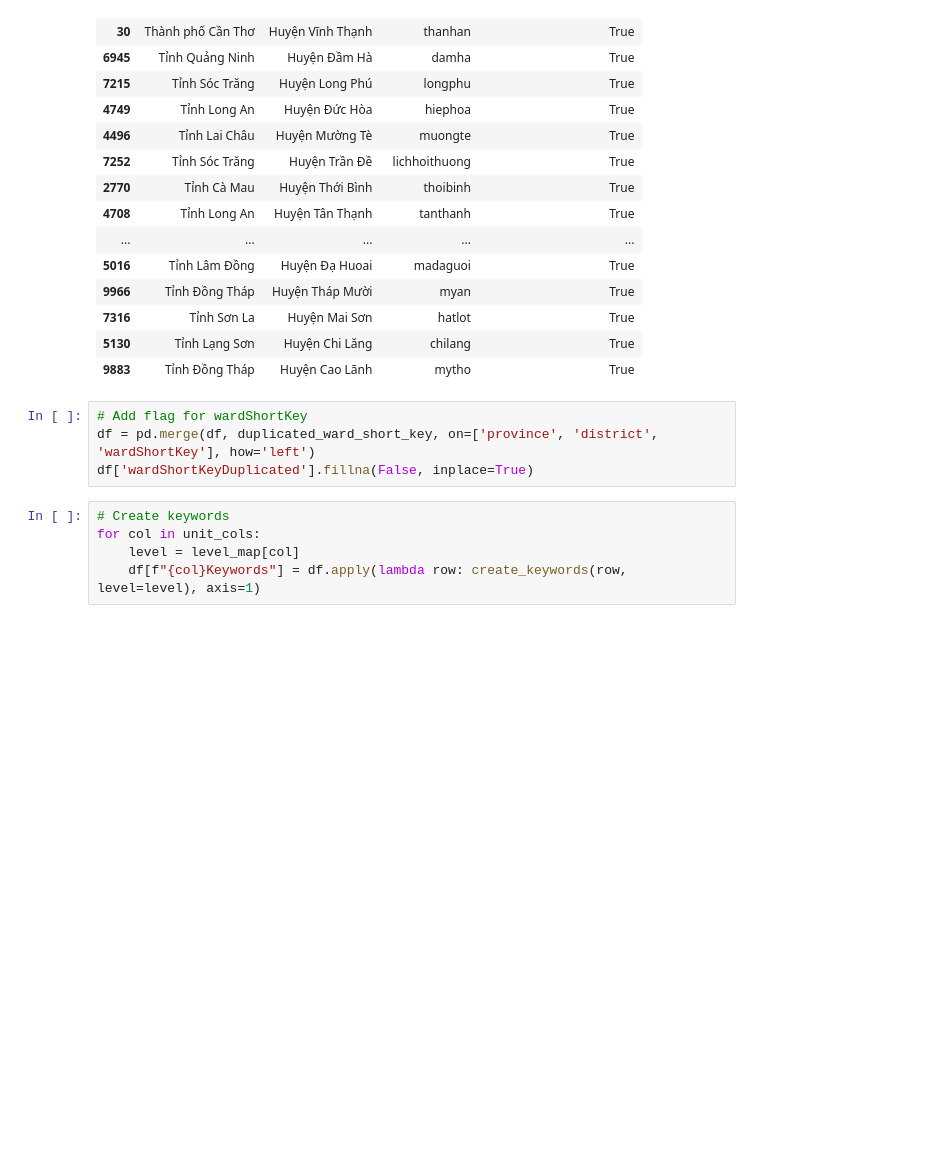
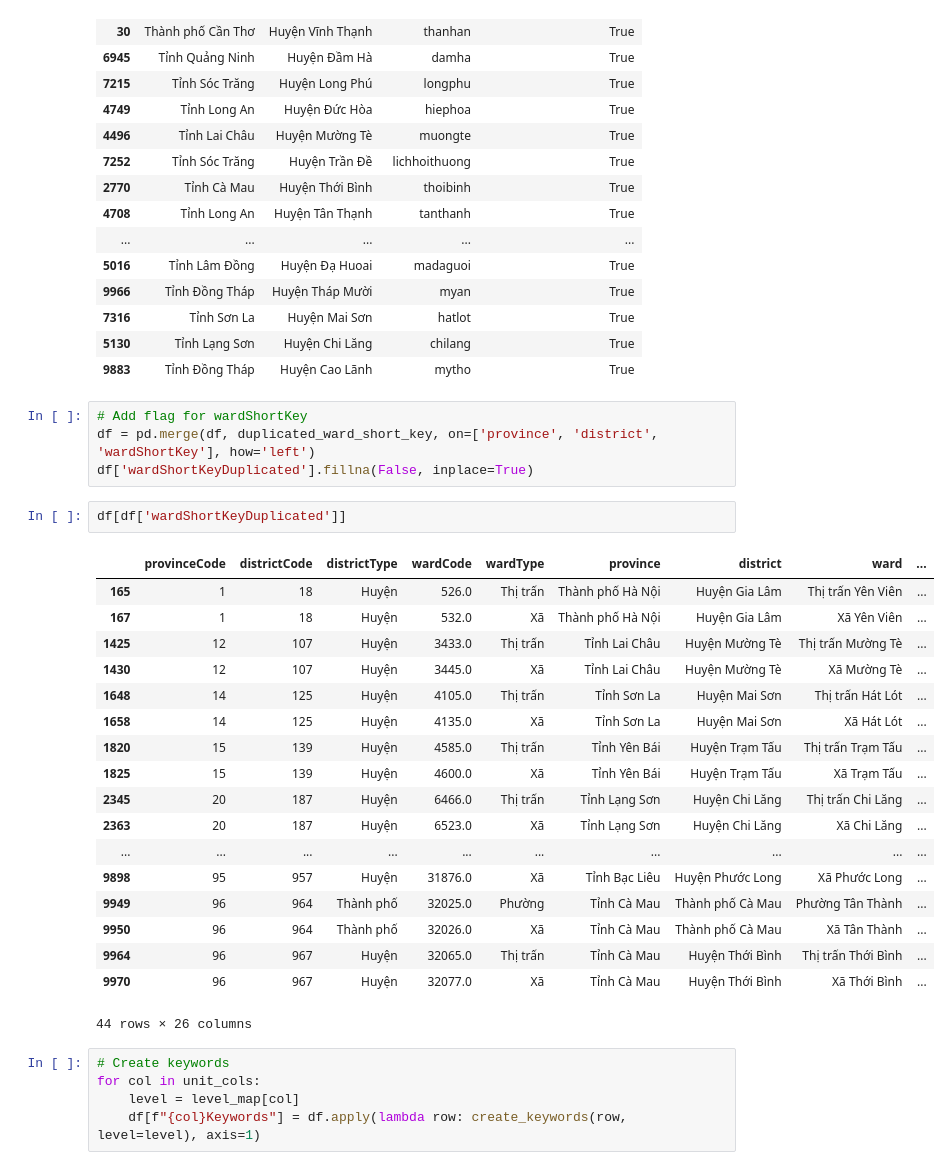
Before and after one commit to tranngocminhhieu/vietnamadminunits, a Jupyter notebook: scripts/generating_module_data/s7_generating_parser_63_data.ipynb, the cells around one changed output. Cells and saved outputs as stored; diff of their text form; blank space fills up the shorter version.

```diff
--- a/scripts/generating_module_data/s7_generating_parser_63_data.ipynb
+++ b/scripts/generating_module_data/s7_generating_parser_63_data.ipynb
@@ -300,6 +300,27 @@ duplicated_ward_short_key
 # Add flag for wardShortKey
 df = pd.merge(df, duplicated_ward_short_key, on=['province', 'district', 'wardShortKey'], how='left')
 df['wardShortKeyDuplicated'].fillna(False, inplace=True)
+# %%
+df[df['wardShortKeyDuplicated']]
+# %% [output]
+|  | provinceCode | districtCode | districtType | wardCode | wardType | province | district | ward | ... |
+| 165 | 1 | 18 | Huyện | 526.0 | Thị trấn | Thành phố Hà Nội | Huyện Gia Lâm | Thị trấn Yên Viên | ... |
+| 167 | 1 | 18 | Huyện | 532.0 | Xã | Thành phố Hà Nội | Huyện Gia Lâm | Xã Yên Viên | ... |
+| 1425 | 12 | 107 | Huyện | 3433.0 | Thị trấn | Tỉnh Lai Châu | Huyện Mường Tè | Thị trấn Mường Tè | ... |
+| 1430 | 12 | 107 | Huyện | 3445.0 | Xã | Tỉnh Lai Châu | Huyện Mường Tè | Xã Mường Tè | ... |
+| 1648 | 14 | 125 | Huyện | 4105.0 | Thị trấn | Tỉnh Sơn La | Huyện Mai Sơn | Thị trấn Hát Lót | ... |
+| 1658 | 14 | 125 | Huyện | 4135.0 | Xã | Tỉnh Sơn La | Huyện Mai Sơn | Xã Hát Lót | ... |
+| 1820 | 15 | 139 | Huyện | 4585.0 | Thị trấn | Tỉnh Yên Bái | Huyện Trạm Tấu | Thị trấn Trạm Tấu | ... |
+| 1825 | 15 | 139 | Huyện | 4600.0 | Xã | Tỉnh Yên Bái | Huyện Trạm Tấu | Xã Trạm Tấu | ... |
+| 2345 | 20 | 187 | Huyện | 6466.0 | Thị trấn | Tỉnh Lạng Sơn | Huyện Chi Lăng | Thị trấn Chi Lăng | ... |
+| 2363 | 20 | 187 | Huyện | 6523.0 | Xã | Tỉnh Lạng Sơn | Huyện Chi Lăng | Xã Chi Lăng | ... |
+| ... | ... | ... | ... | ... | ... | ... | ... | ... | ... |
+| 9898 | 95 | 957 | Huyện | 31876.0 | Xã | Tỉnh Bạc Liêu | Huyện Phước Long | Xã Phước Long | ... |
+| 9949 | 96 | 964 | Thành phố | 32025.0 | Phường | Tỉnh Cà Mau | Thành phố Cà Mau | Phường Tân Thành | ... |
+| 9950 | 96 | 964 | Thành phố | 32026.0 | Xã | Tỉnh Cà Mau | Thành phố Cà Mau | Xã Tân Thành | ... |
+| 9964 | 96 | 967 | Huyện | 32065.0 | Thị trấn | Tỉnh Cà Mau | Huyện Thới Bình | Thị trấn Thới Bình | ... |
+| 9970 | 96 | 967 | Huyện | 32077.0 | Xã | Tỉnh Cà Mau | Huyện Thới Bình | Xã Thới Bình | ... |
+44 rows × 26 columns
 # %%
 # Create keywords
 for col in unit_cols:
```
Also changed, not shown: 1 other file.
